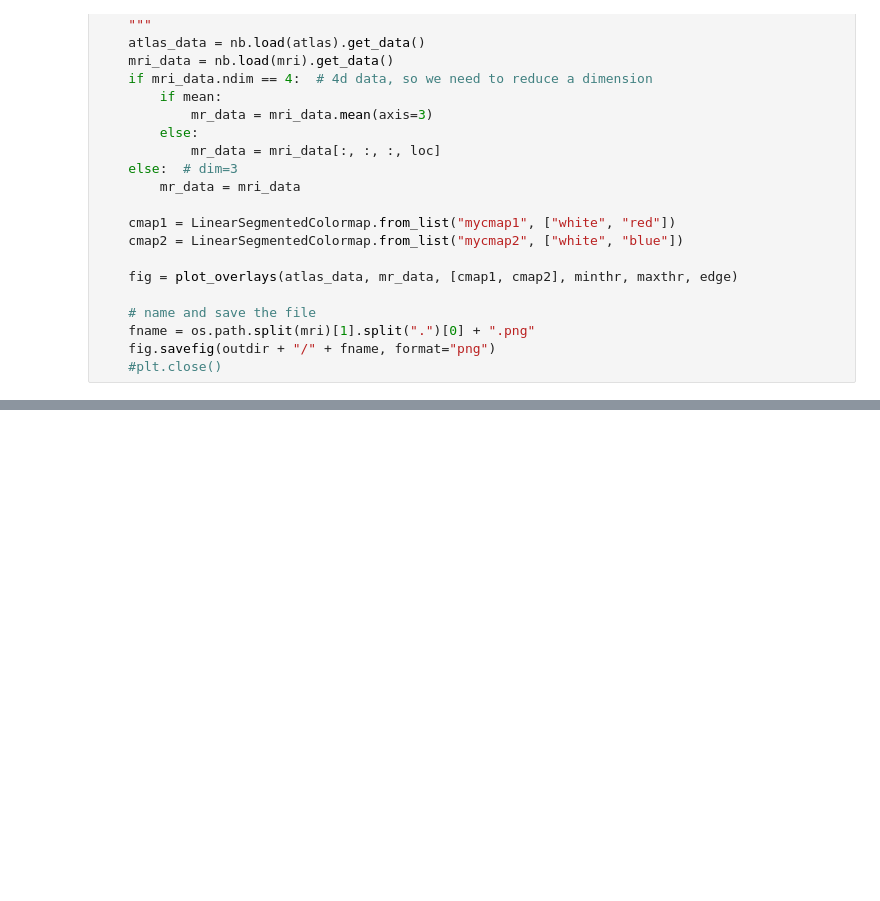
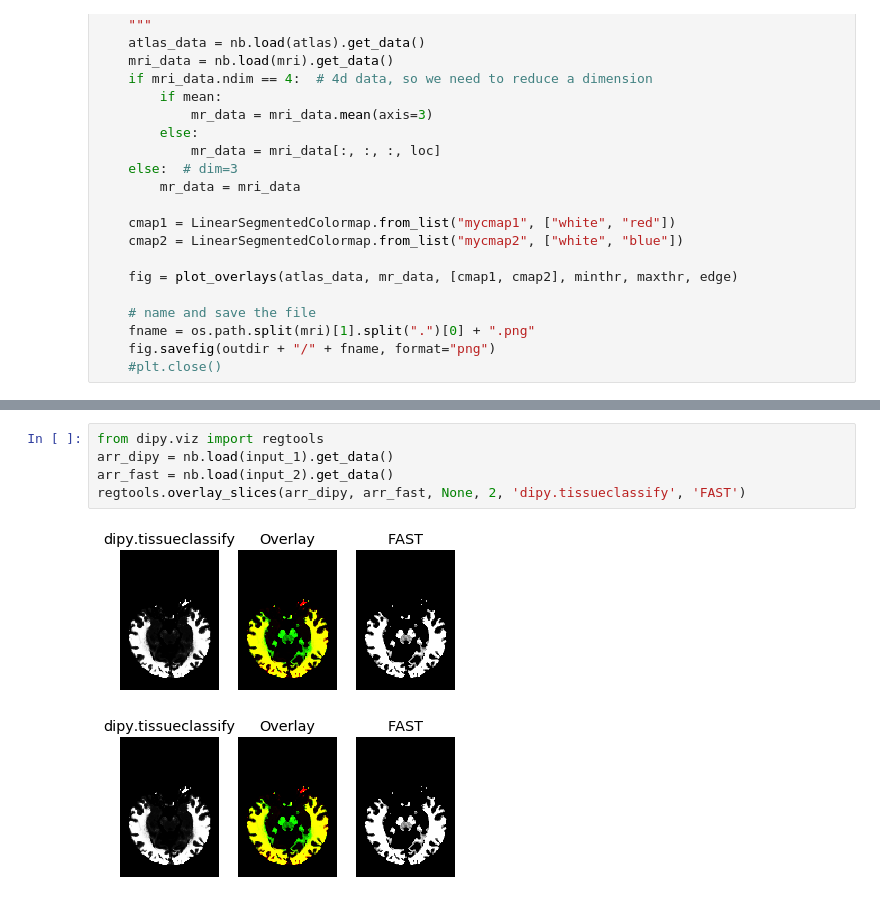
Before and after one commit to NeuroDataDesign/team-mri, a Jupyter notebook: Jialin_Kang/week10/two_picture.ipynb, the cells around one changed output, grey strips where cells are left out. Drawn from its saved outputs; the diff is of its cells as text; blank space fills up the shorter version.

```diff
--- a/Jialin_Kang/week10/two_picture.ipynb
+++ b/Jialin_Kang/week10/two_picture.ipynb
@@ -163,0 +164,8 @@ reg_mri_pngs(input_1, input_2, output_dir)
+# %%
+from dipy.viz import regtools
+arr_dipy = nb.load(input_1).get_data()
+arr_fast = nb.load(input_2).get_data()
+regtools.overlay_slices(arr_dipy, arr_fast, None, 2, 'dipy.tissueclassify', 'FAST')
+# %% [output]
+[figure, added]
+[figure, added]
```
Also changed, not shown: parts of 2 cells of this notebook, 6 other files.
